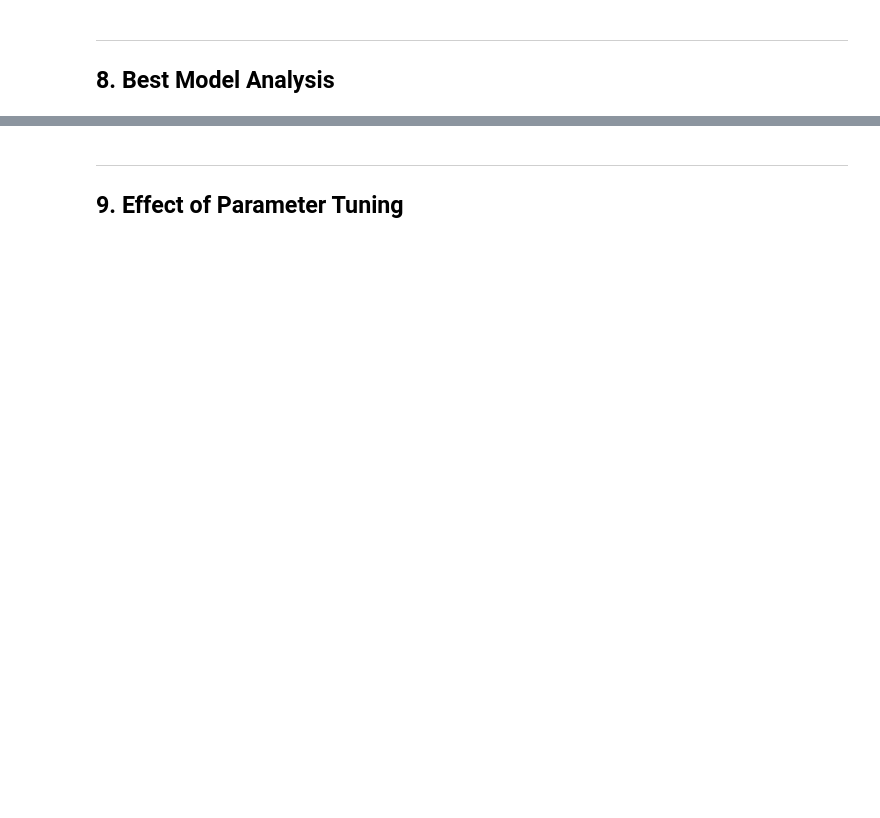
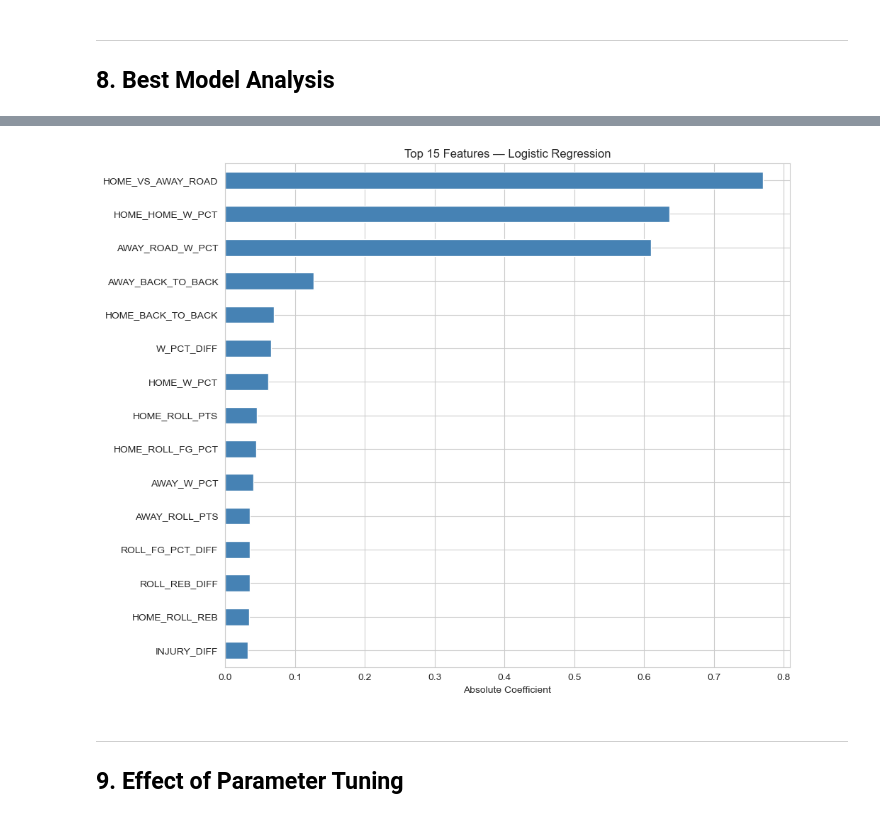
Before and after one commit to blaisescileppi/ML-Business-Analytics-Project, a Jupyter notebook: Project/nba_project.ipynb, the cells around one changed output, grey strips where cells are left out. Drawn from its saved outputs; the diff is of its cells as text; code cells hidden in the pictures; blank space fills up the shorter version.

```diff
--- a/Project/nba_project.ipynb
+++ b/Project/nba_project.ipynb
@@ -921,13 +1005,16 @@ evaluate_model('XGBoost', xgb_grid.best_estimator_,
 # %%
 comparison = pd.DataFrame({
-    'Model': results.keys(),
+    'Model': list(results.keys()),
     'CV Accuracy': [r['cv_mean'] for r in results.values()],
     'CV Std': [r['cv_std'] for r in results.values()],
     'Test Accuracy': [r['test_acc'] for r in results.values()],
-    'Test AUC': [r['test_auc'] for r in results.values()],
-}).sort_values('Test Accuracy', ascending=False).reset_index(drop=True)
+    'Test AUC':[r['test_auc'] for r in results.values()],
+    'Test F1': [r['test_f1'] for r in results.values()],
+    'Test Brier':[r['test_brier'] for r in results.values()],
+    'Test LogLoss':[r['test_logloss'] for r in results.values()],
+}).sort_values('Test AUC', ascending=False).reset_index(drop=True)
 
 print('MODEL COMPARISON')
-print('=' * 80)
+print('=' * 100)
 display(comparison)
 print(f'\nBaseline accuracy (majority class): {baseline_acc:.4f}')
@@ -982,24 +1105,27 @@ plt.show()
 # %%
 best_model = best['model']
 
-if hasattr(best_model, 'feature_importances_'):
-    importances = best_model.feature_importances_
+final_est = best_model.named_steps['clf'] if hasattr(best_model, 'named_steps') else best_model
+
+if hasattr(final_est, 'feature_importances_'):
+    importances = final_est.feature_importances_
     imp_label = 'Feature Importance'
-elif hasattr(best_model, 'coef_'):
-    importances = np.abs(best_model.coef_[0])
+elif hasattr(final_est, 'coef_'):
+    importances = np.abs(final_est.coef_[0])
     imp_label = 'Absolute Coefficient'
 else:
     importances = None
 
 if importances is not None:
     feat_imp = pd.Series(importances, index=feature_cols).sort_values(ascending=True)
     fig, ax = plt.subplots(figsize=(10, 8))
     feat_imp.tail(15).plot.barh(ax=ax, color='steelblue')
-    ax.set_xlabel(imp_label)
-    ax.set_title(f'Top 15 Features — {best_name}')
+    ax.set_xlabel(imp_label); ax.set_title(f'Top 15 Features — {best_name}')
     plt.tight_layout()
     plt.savefig('plots/07_feature_importance.png', bbox_inches='tight')
     plt.show()
+# %% [output]
+[figure, added]
 # %% [markdown]
 ---
 ## 9. Effect of Parameter Tuning
```
Also changed, not shown: parts of 22 cells of this notebook, 5 other files.
